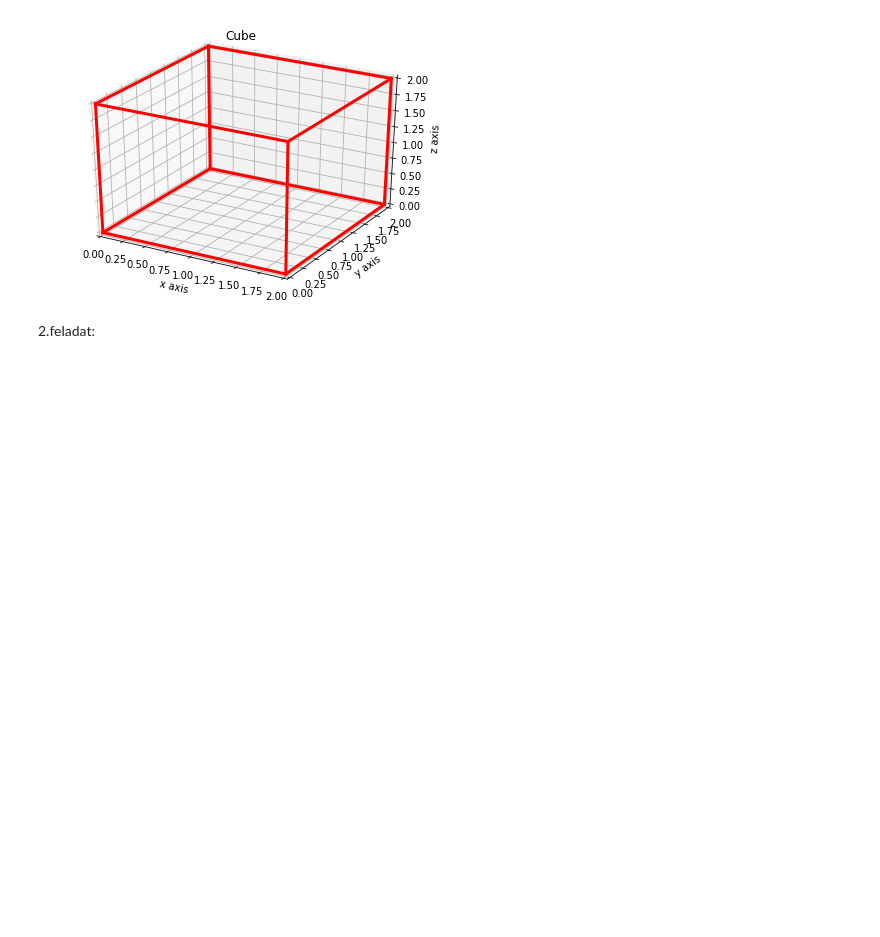
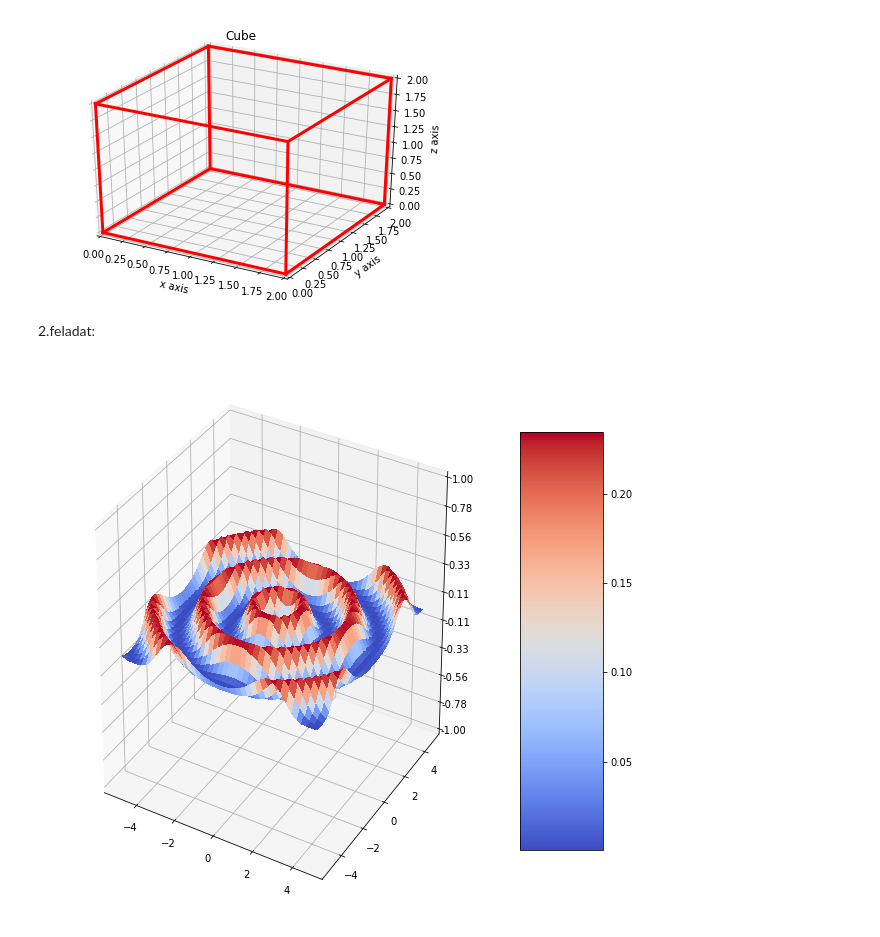
Before and after one commit to near731/X1, a Jupyter notebook: D1J5ZG_HF5.ipynb, the cells around one changed output. Cells and saved outputs as stored; diff of their text form; code cells hidden in the pictures; blank space fills up the shorter version.

```diff
--- a/D1J5ZG_HF5.ipynb
+++ b/D1J5ZG_HF5.ipynb
@@ -29,3 +29,32 @@ plt.show()
 [figure]
 # %% [markdown]
 2.feladat:
+# %%
+from mpl_toolkits.mplot3d import Axes3D
+import matplotlib.pyplot as plt
+from matplotlib import cm
+from matplotlib.ticker import LinearLocator, FormatStrFormatter
+import numpy as np
+
+
+fig = plt.figure(figsize=(10,10))
+ax = fig.gca(projection='3d')
+
+X = np.arange(-5, 5, 0.25)
+Y = np.arange(-5, 5, 0.25)
+X, Y = np.meshgrid(X, Y)
+R = np.sqrt(2*X**2 + 2*Y**2)
+Z = np.sin(R)**4*0.25
+
+surf = ax.plot_surface(X, Y, Z, cmap=cm.coolwarm,
+                       linewidth=1, antialiased=False)
+
+ax.set_zlim(-1, 1)
+ax.zaxis.set_major_locator(LinearLocator(10))
+ax.zaxis.set_major_formatter(FormatStrFormatter('%.02f'))
+
+fig.colorbar(surf, shrink=1, aspect=5)
+
+plt.show()
+# %% [output]
+[figure, added]
```
